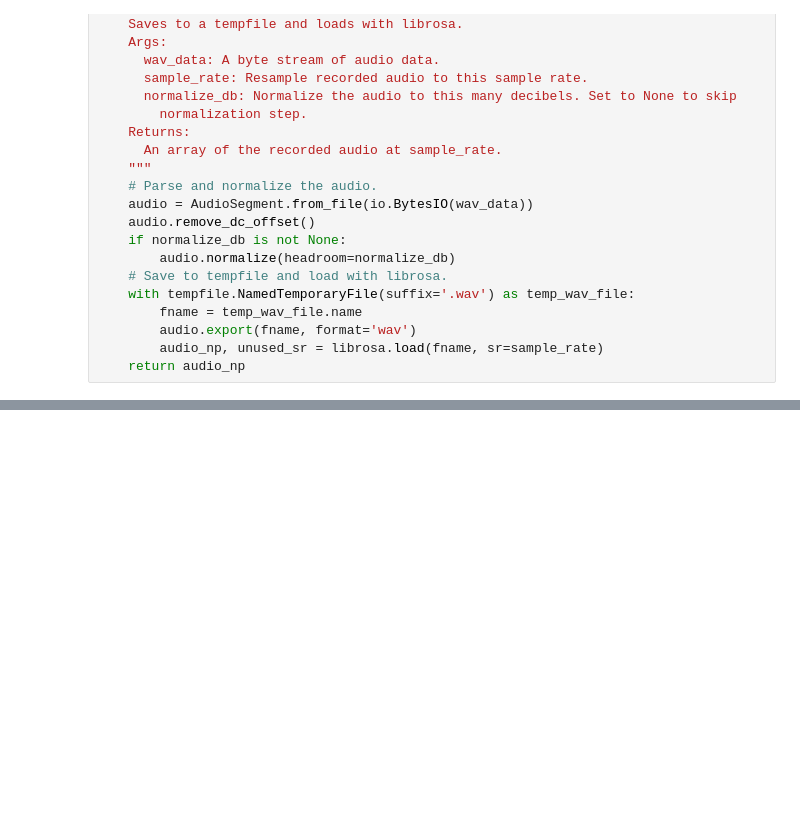
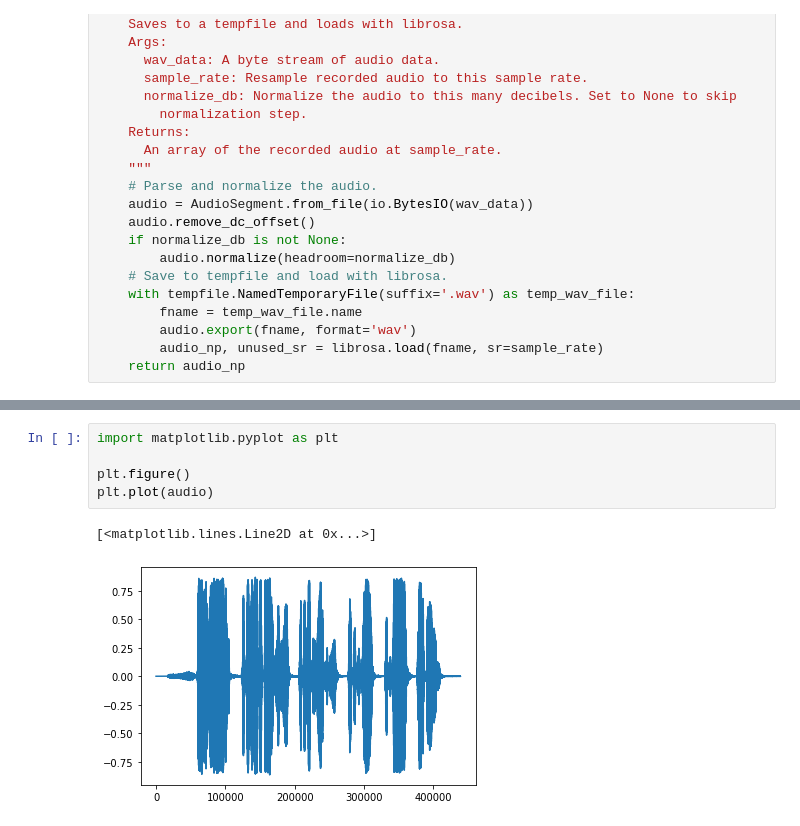
Before and after one commit to GuitarsAI/AlgorithmsRepo, a Jupyter notebook: microphone.ipynb, the cells around one changed output, grey strips where cells are left out. Drawn from its saved outputs; the diff is of its cells as text; blank space fills up the shorter version.

```diff
--- a/microphone.ipynb
+++ b/microphone.ipynb
@@ -116,0 +128,8 @@ display(button)
+# %%
+import matplotlib.pyplot as plt
+
+plt.figure()
+plt.plot(audio)
+# %% [output]
+[<matplotlib.lines.Line2D at 0x...>]
+[figure, added]
```
Also changed, not shown: parts of 2 cells of this notebook.
